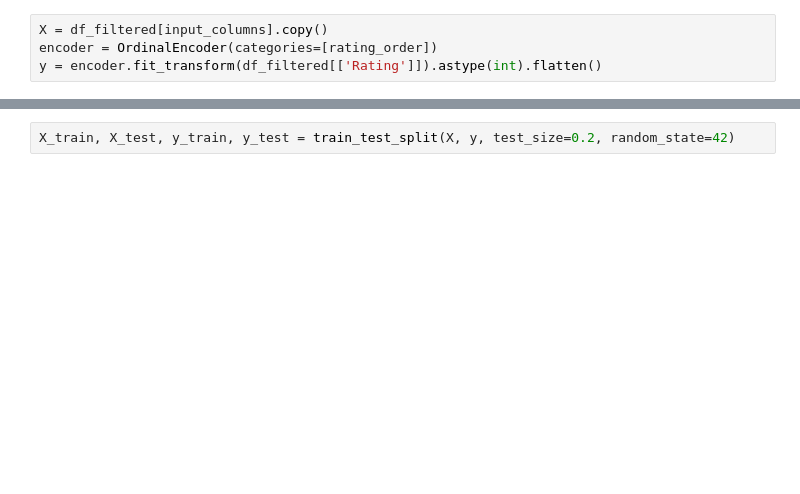
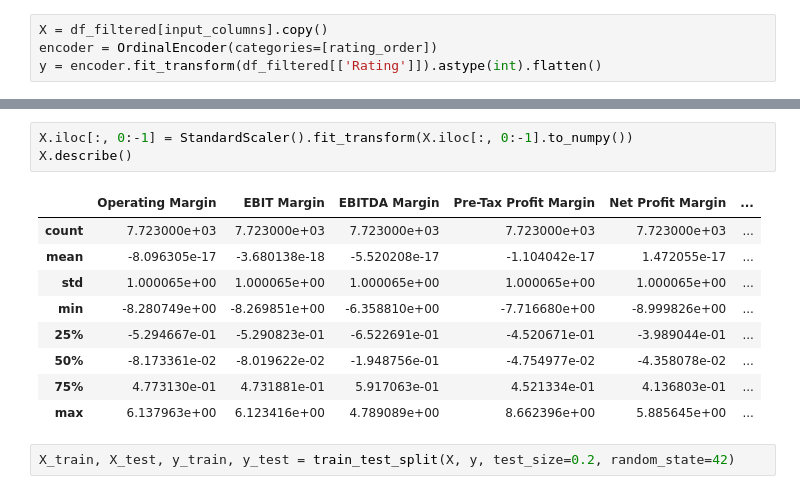
Before and after one commit to bernardobfg/corporateCreditRating, a Jupyter notebook: main.ipynb, the cells around one changed output, grey strips where cells are left out. Cells and saved outputs as stored; diff of their text form; blank space fills up the shorter version.

```diff
--- a/main.ipynb
+++ b/main.ipynb
@@ -38,3 +73,16 @@ y = encoder.fit_transform(df_filtered[['Rating']]).astype(int).flatten()
+# %%
+X.iloc[:, 0:-1] = StandardScaler().fit_transform(X.iloc[:, 0:-1].to_numpy())
+X.describe()
+# %% [output]
+|  | Operating Margin | EBIT Margin | EBITDA Margin | Pre-Tax Profit Margin | Net Profit Margin | ... |
+| count | 7.723000e+03 | 7.723000e+03 | 7.723000e+03 | 7.723000e+03 | 7.723000e+03 | ... |
+| mean | -8.096305e-17 | -3.680138e-18 | -5.520208e-17 | -1.104042e-17 | 1.472055e-17 | ... |
+| std | 1.000065e+00 | 1.000065e+00 | 1.000065e+00 | 1.000065e+00 | 1.000065e+00 | ... |
+| min | -8.280749e+00 | -8.269851e+00 | -6.358810e+00 | -7.716680e+00 | -8.999826e+00 | ... |
+| 25% | -5.294667e-01 | -5.290823e-01 | -6.522691e-01 | -4.520671e-01 | -3.989044e-01 | ... |
+| 50% | -8.173361e-02 | -8.019622e-02 | -1.948756e-01 | -4.754977e-02 | -4.358078e-02 | ... |
+| 75% | 4.773130e-01 | 4.731881e-01 | 5.917063e-01 | 4.521334e-01 | 4.136803e-01 | ... |
+| max | 6.137963e+00 | 6.123416e+00 | 4.789089e+00 | 8.662396e+00 | 5.885645e+00 | ... |
 # %%
 X_train, X_test, y_train, y_test = train_test_split(X, y, test_size=0.2, random_state=42)
 # %%
```
Also changed, not shown: parts of 11 cells of this notebook.
